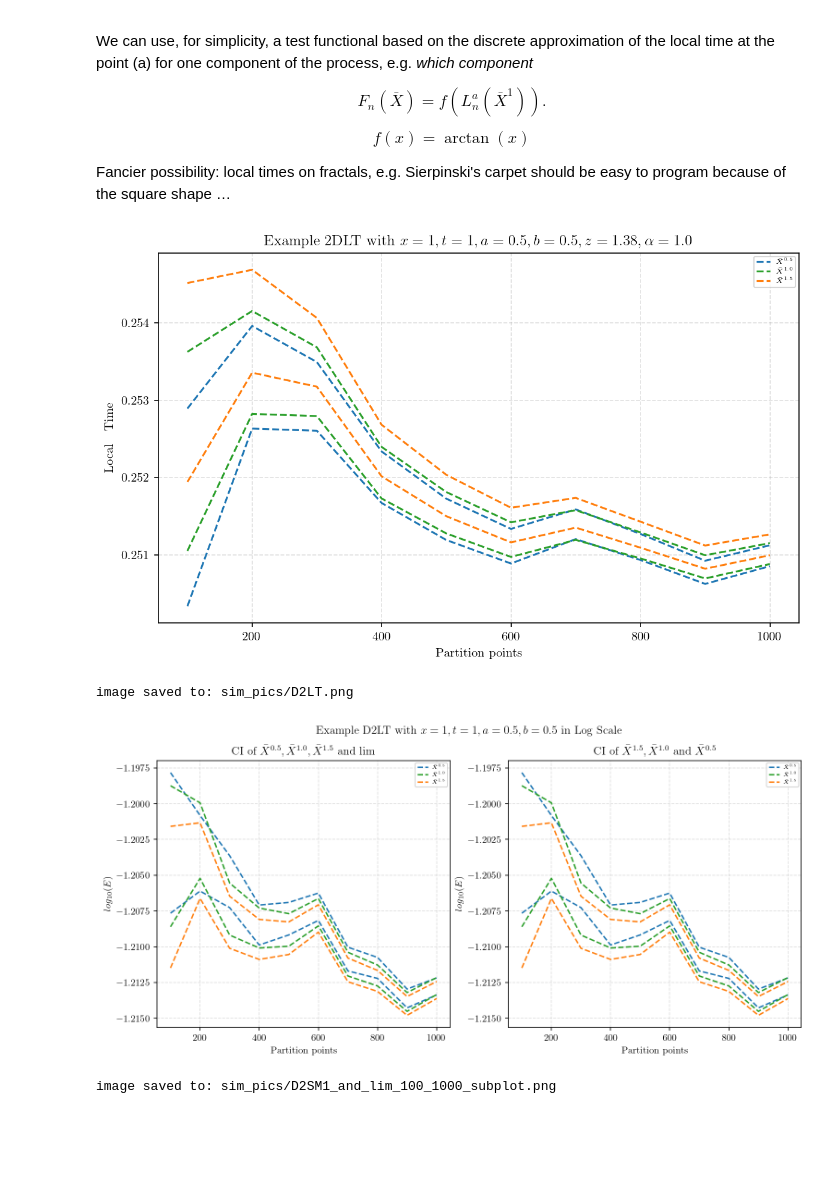
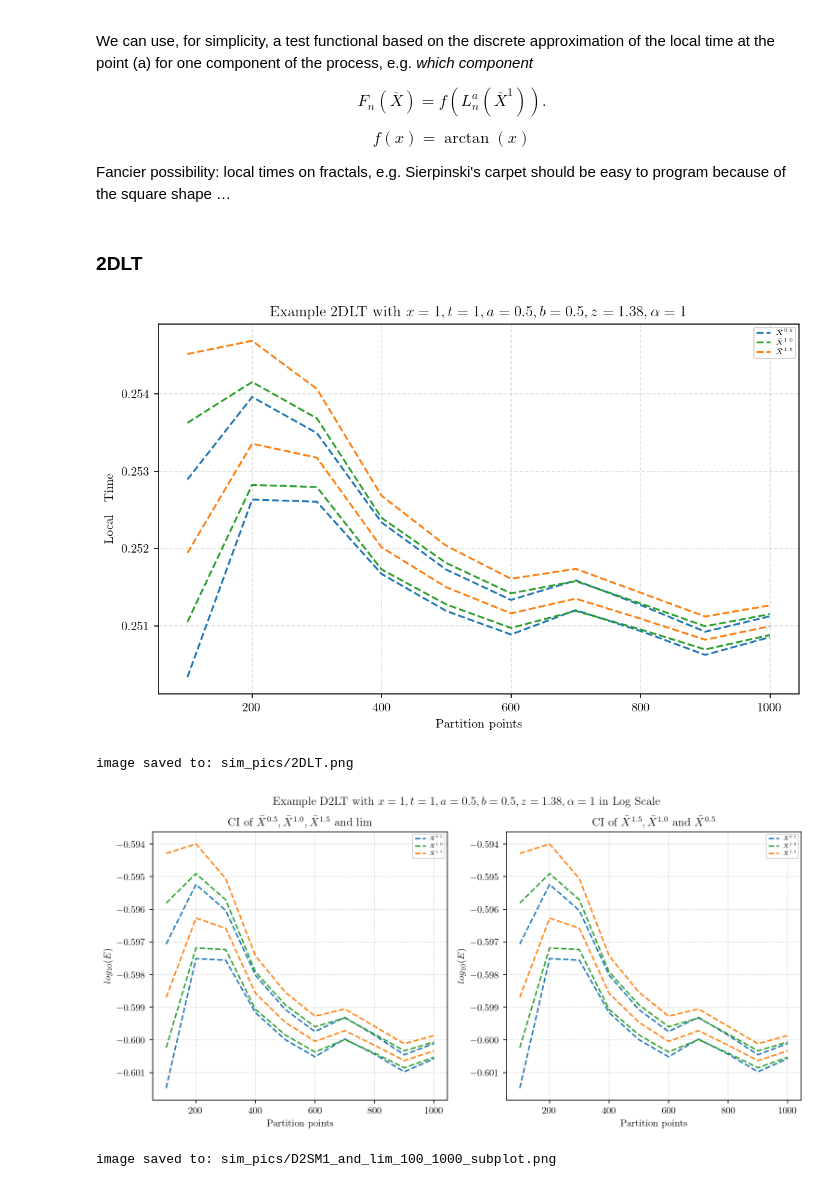
Before and after one commit to Andriyichenko/simulation, a Jupyter notebook: 2D/2D_plot.ipynb, the cells around one changed output. Saved outputs shown, nothing was run; the diff lists cells and outputs as text; code cells hidden in the pictures; blank space fills up the shorter version.

Commit message:
add 2DLT_Var plotting and some describes of readme file

```diff
--- a/2D/2D_plot.ipynb
+++ b/2D/2D_plot.ipynb
@@ -49,8 +49,10 @@ f(x) = \arctan(x)
 $$
 
 Fancier possibility: local times on fractals, e.g. Sierpinski's carpet should be easy to program because of the square shape …
+# %% [markdown]
+### 2DLT
 # %%
-#D2LT
+#2DLT
 #信頼区間公式 \bar{X} ± z * (s/√n)
 # ここで、\bar{X}は標本平均、zは信頼水準、sは標本標準偏差(SD)、nはサンプルサイズ(SS),(s/√n)は標準誤差(SE)
 import pandas as pd
@@ -62,7 +64,7 @@ plt.rcParams['font.family'] = 'Hiragino Sans'  # 図のフォント設定
 save_dir = Path("sim_pics")# フォルダー保存先
 save_dir.mkdir(exist_ok=True)
 
-save_path = save_dir / "D2LT.png" #画像保存パス
+save_path = save_dir / "2DLT.png" #画像保存パス
 
 #信頼水準(confidence level)の関数
 def conf_level(a): #aは信頼度であり、ex:a=0.95なら95%信頼区間
@@ -106,7 +108,7 @@ plt.plot(df2["points"], A15_up_df2, linestyle="--", color="#ff7f0e", label=r"$\b
 plt.plot(df2["points"], A15_low_df2, linestyle="--", color="#ff7f0e")
 
 
-plt.title(r'Example 2DLT with $x=1,t=1,a=0.5,b=0.5,z=1.38,\alpha=1.0$')
+plt.title(r'Example 2DLT with $x=1,t=1,a=0.5,b=0.5,z=1.38,\alpha=1$')
 plt.xlabel("Partition points")
 plt.ylabel("$\mathrm{Local\quad Time}$ ")
 plt.grid(True, linestyle="--", alpha=0.4)
@@ -116,10 +118,10 @@ plt.savefig(save_path, dpi=250, bbox_inches='tight')
 plt.show()
 print("image saved to:", save_path)
 # %% [output]
-[figure, old version]
+[figure, new version]
-image saved to: sim_pics/D2LT.png
+image saved to: sim_pics/2DLT.png
 # %%
-#D2LT_log
+#2DLT_log
 #信頼区間公式 \bar{X} ± z * (s/√n)
 # ここで、\bar{X}は標本平均、zは信頼水準、sは標本標準偏差(SD)、nはサンプルサイズ(SS),(s/√n)は標準誤差(SE)
 import pandas as pd
@@ -139,8 +141,8 @@ def conf_level(a):  # aは信頼度であり、ex:a=0.95なら95%信頼区間
     z = norm.ppf(1 - alpha / 2)
     return z
 
-df2 = pd.read_csv("../data_source/D2TL_data.csv")
-df3 = pd.read_csv("../data_source/D2TL_data.csv")
+df2 = pd.read_csv("../data_source/2DLT_100_1000_data.csv")
+df3 = pd.read_csv("../data_source/2DLT_100_1000_data.csv")
 
 # z信頼水準の計算,aは信頼度であり、ex:a=0.95なら95%信頼区間
 a = 0.95
@@ -190,33 +192,33 @@ ax1.plot(df2["points"], Am_low_df2_log, linestyle="--", color="#2ca02c")
 ax1.plot(df2["points"], A15_up_df2_log,  linestyle="--", color="#ff7f0e", label=r"$\bar{X}^{1.5}$")
 ax1.plot(df2["points"], A15_low_df2_log, linestyle="--", color="#ff7f0e")
 
 ax1.set_title(r'CI of $\bar{X}^{0.5}, \bar{X}^{1.0}, \bar{X}^{1.5}$ and $\lim$')
 ax1.set_xlabel("Partition points")
 ax1.set_ylabel(r"$log_{10}(E)$")
 ax1.grid(True, linestyle="--", alpha=0.4)
 ax1.legend(fontsize=5.5, loc='best')
 
 # ===== 右側の図：指定された4本の線の図 =====
 ax2 = axes[1]
 ax2.plot(df2["points"], A_up_df2_log,  linestyle="--", color="#1f77b4", label=r"$\bar{X}^{0.5}$")
 ax2.plot(df2["points"], A_low_df2_log, linestyle="--", color="#1f77b4")
 ax2.plot(df2["points"], Am_up_df2_log,  linestyle="--", color="#2ca02c", label=r"$\bar{X}^{1.0}$")
 ax2.plot(df2["points"], Am_low_df2_log, linestyle="--", color="#2ca02c")
 ax2.plot(df2["points"], A15_up_df2_log,  linestyle="--", color="#ff7f0e", label=r"$\bar{X}^{1.5}$")
 ax2.plot(df2["points"], A15_low_df2_log, linestyle="--", color="#ff7f0e")
 
 
 ax2.set_title(r'CI of $\bar{X}^{1.5},\bar{X}^{1.0}$ and $\bar{X}^{0.5}$')
 ax2.set_xlabel("Partition points")
 ax2.set_ylabel(r"$log_{10}(E)$")
 ax2.grid(True, linestyle="--", alpha=0.4)
 ax2.legend(fontsize=5.5, loc='best')
 
 # 全体タイトル（必要なら）
-fig.suptitle(r'Example D2LT with $x=1,t=1,a=0.5,b=0.5$ in Log Scale')
+fig.suptitle(r'Example D2LT with $x=1,t=1,a=0.5,b=0.5,z=1.38,\alpha=1$ in Log Scale')
 plt.savefig(save_path, dpi=250, bbox_inches='tight')
 plt.show()
 print("image saved to:", save_path)
 # %% [output]
-[figure, old version]
+[figure, new version]
 image saved to: sim_pics/D2SM1_and_lim_100_1000_subplot.png
```
Also changed, not shown: parts of 2 cells of this notebook, 3 other files.
